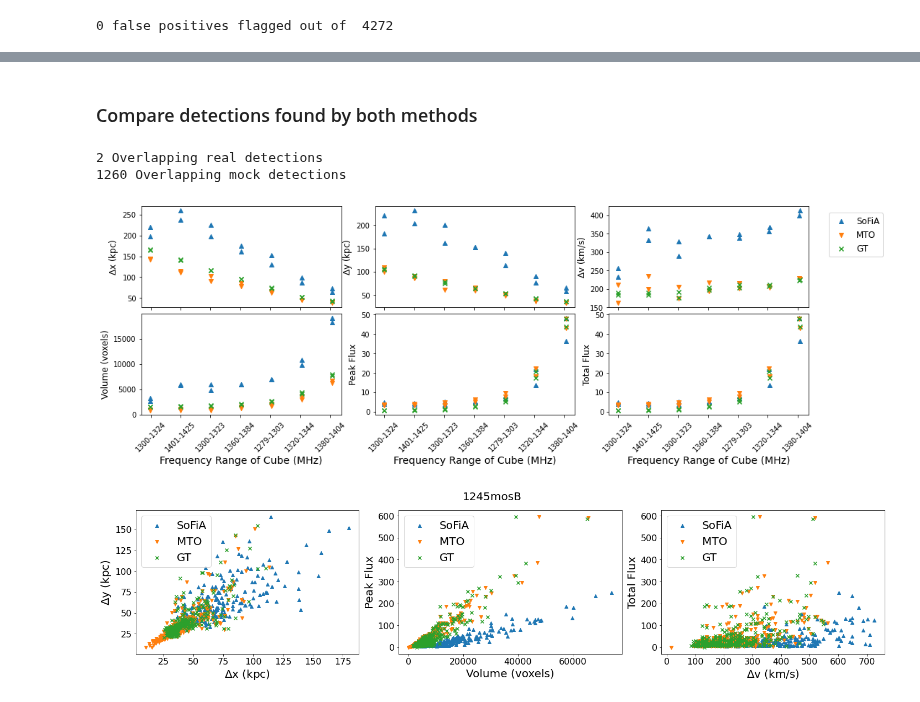
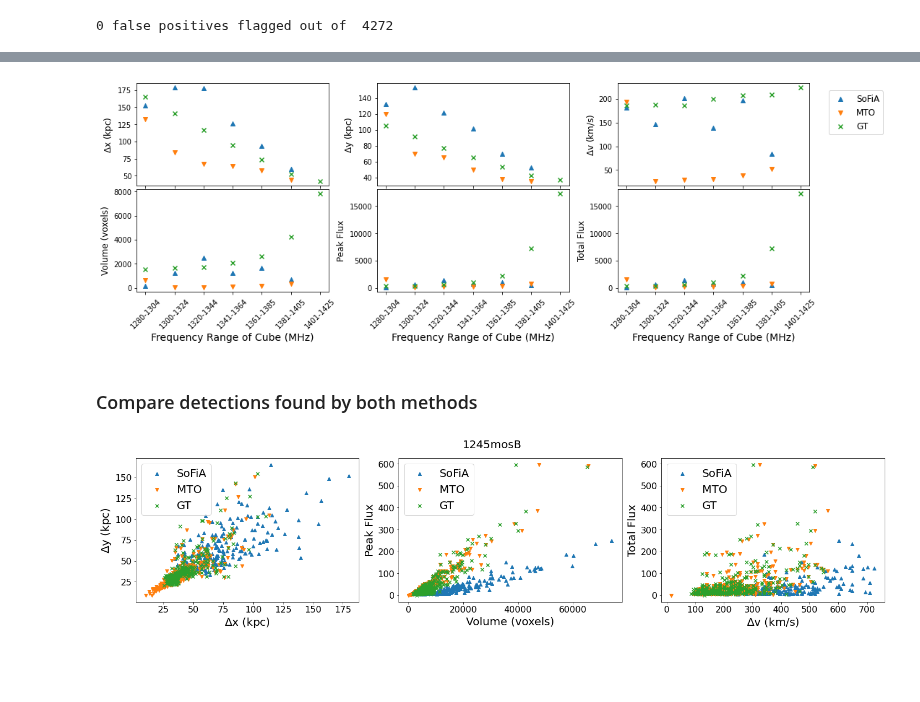
Before and after one commit to Jbarkai/HISourceFinder, a Jupyter notebook: notebooks/Inference.ipynb, the cells around one changed output, grey strips where cells are left out. Drawn from its saved outputs; the diff is of its cells as text; code cells hidden in the pictures; blank space fills up the shorter version.

```diff
--- a/notebooks/Inference.ipynb
+++ b/notebooks/Inference.ipynb
@@ -438,0 +316,10 @@ sofia_cat_df.loc[cond2, 'true_positive_mocks'] = False
+# %%
+def evaluate_real(output_df, gt_df, mos_name):
+    seg_df = output_df[output_df.mos_name == mos_name]
+    tp = len(seg_df[seg_df.true_positive_mocks | seg_df.true_positive_real])
+    fp = len(seg_df) - tp
+    fn = len(gt_df[gt_df.mos_name == mos_name]) + len(real_detected_cat) - tp
+    r = tp / (tp + fn)
+    p = tp / (tp + fp)
+    f_score = 2 * ((p * r) / (p + r))
+    return [mos_name, tp, fp, fn, r, p, f_score]
@@ -439,41 +373,31 @@ sofia_cat_df.loc[cond2, 'true_positive_mocks'] = False
+# %%
+freq_labels = ['1279.96-1304', '1300.18-1324', '1320.39-1344', '1340.61-1364', '1360.82-1385', '1381.04-1405', '1401.25-1425']
+fig, axes = plt.subplots(2, 3, figsize=(15,5), sharex=True) #, sharey=True, sharex=True)
+# fig.suptitle("Mean properties galaxies detected in each cube", fontsize=15)
+j = 0
+labels = {"area": "Volume (voxels)", "peak_flux": "Peak Flux", "nx_kpc": r"$\Delta$x (kpc)", "ny_kpc": r"$\Delta$y (kpc)", "n_vel": r"$\Delta$v (km/s)", "tot_flux": "Total Flux"}
+for i, col in enumerate(["nx_kpc", "ny_kpc", "n_vel", "area", "peak_flux", "tot_flux"]):
+    if i == 3:
+        j += 1
+    sof = pd.merge(df[['mos_name', 'freq_labels', 'freq_1']], sofia_cat_df[sofia_cat_df.true_positive_real], on="mos_name", how="outer").groupby('freq_labels').mean()
+
+    if i >= 3:
+        i = i - 3
+        axes[j][i].set_xticklabels(sof.index, rotation=45)
+        axes[j][i].set_xlabel(r"Frequency Range of Cube (MHz)", fontsize=14)
+    mto = pd.merge(df[['mos_name', 'freq_labels', 'freq_1']], mto_cat_df[mto_cat_df.true_positive_real], on="mos_name", how="outer").groupby('freq_labels').mean()
+    mask = pd.merge(df[['mos_name', 'freq_labels', 'freq_1']], mask_cat_df, on="mos_name", how="outer").groupby('freq_labels').mean()
+    axes[j][i].scatter(sof.index, sof[col], label="SoFiA", marker='^')
+    axes[j][i].scatter(mto.index, mto[col], label="MTO", marker='v')
+    axes[j][i].scatter(mask.index, mask[col], label="GT", marker='x')
+    axes[j][i].set_ylabel(labels[col], fontsize=12)
+
+axes[0][2].legend(loc=(1.1, 0.5), fontsize=12)
+fig.tight_layout(pad=0)
+# %% [output]
+[figure, added]
 # %% [markdown]
 ### Compare detections found by both methods
-# %%
-result = pd.merge(sofia_cat_df, mto_cat_df, on=["mos_name", "max_loc"], suffixes=("_sofia", "_mto"), how='outer')
-print(len(result[result.true_positive_real_mto & result.true_positive_real_sofia]), "Overlapping real detections")
-print(len(result[result.true_positive_mocks_mto & result.true_positive_mocks_sofia]), "Overlapping mock detections")
-masks_too = pd.merge(result, mask_cat_df, on=["mos_name", "max_loc"], how='left')
-intersection = masks_too[(~masks_too.area_sofia.isnull()) & (~masks_too.area_mto.isnull())]
-# %% [output]
-2 Overlapping real detections
-1260 Overlapping mock detections
-# %%
-freq_labels = ['1279.96-1304', '1300.18-1324', '1320.39-1344', '1340.61-1364', '1360.82-1385', '1381.04-1405', '1401.25-1425']
-fig, axes = plt.subplots(2, 3, figsize=(15,5), sharex=True) #, sharey=True, sharex=True)
-# fig.suptitle("Mean properties galaxies detected in each cube", fontsize=15)
-j = 0
-labels = {"area": "Volume (voxels)", "peak_flux": "Peak Flux", "nx_kpc": r"$\Delta$x (kpc)", "ny_kpc": r"$\Delta$y (kpc)", "n_vel": r"$\Delta$v (km/s)", "tot_flux": "Total Flux"}
-for i, col in enumerate(["nx_kpc", "ny_kpc", "n_vel", "area", "peak_flux", "tot_flux"]):
-    if i == 3:
-        j += 1
-    if i >= 3:
-        i = i - 3
-        axes[j][i].set_xticklabels(sofia_cat_df.freq_label.unique(), rotation=45)
-        axes[j][i].set_xlabel(r"Frequency Range of Cube (MHz)", fontsize=14)
-    sof = sofia_cat_df[sofia_cat_df.true_positive_mocks].groupby('start_freq')[col].mean()
-    mto = mto_cat_df[mto_cat_df.true_positive_mocks].groupby('start_freq')[col].mean()
-    mask = mask_cat_df.groupby('start_freq')[col].mean()
-
-    axes[j][i].scatter(sof.index, sof, label="SoFiA", marker='^')
-    axes[j][i].scatter(mto.index, mto, label="MTO", marker='v')
-    axes[j][i].scatter(mask.index, mask, label="GT", marker='x')
-    axes[j][i].set_ylabel(labels[col], fontsize=12)
-#     axes[i].tick_params(axis='y', labelsize=16)
-
-axes[0][2].legend(loc=(1.1, 0.5), fontsize=12)
-fig.tight_layout(pad=0)
-# %% [output]
-[figure, removed]
 # %%
 tp_sof = sofia_cat_df[sofia_cat_df.true_positive_mocks | sofia_cat_df.true_positive_real]
 tp_mto = mto_cat_df[mto_cat_df.true_positive_mocks | mto_cat_df.true_positive_real]
```
Also changed, not shown: parts of 40 cells of this notebook, 1 other file.
